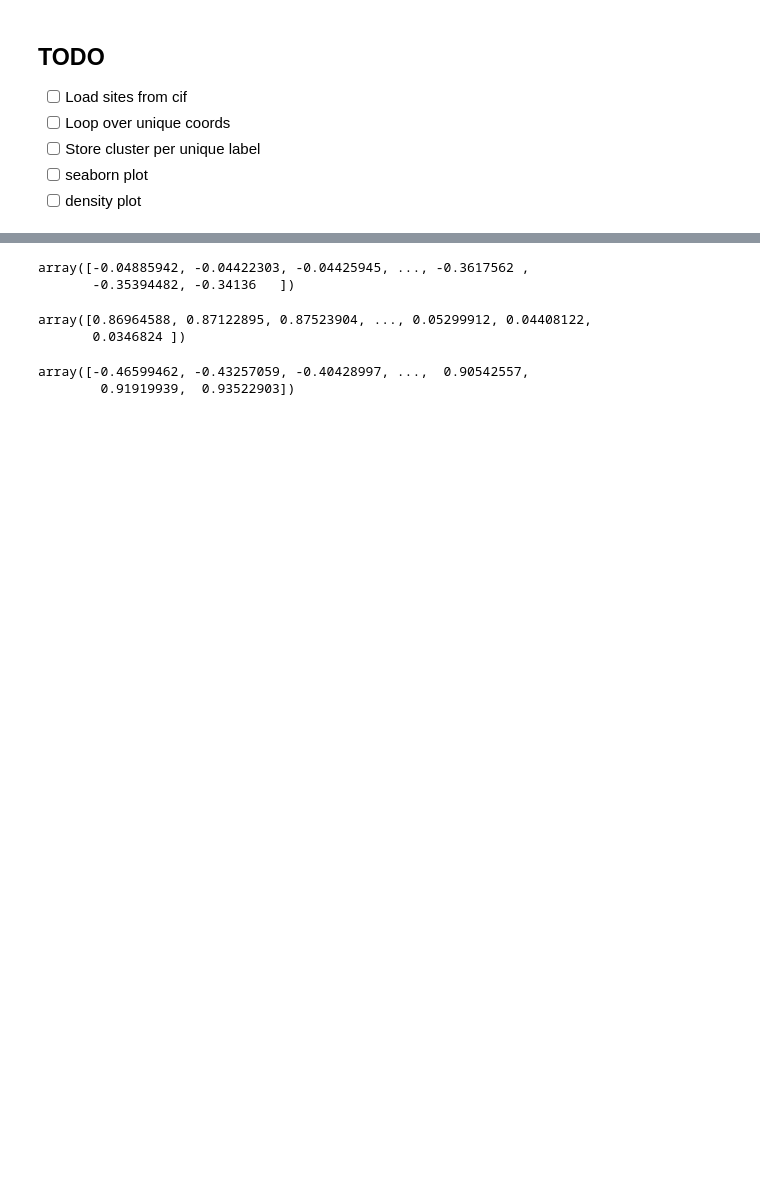
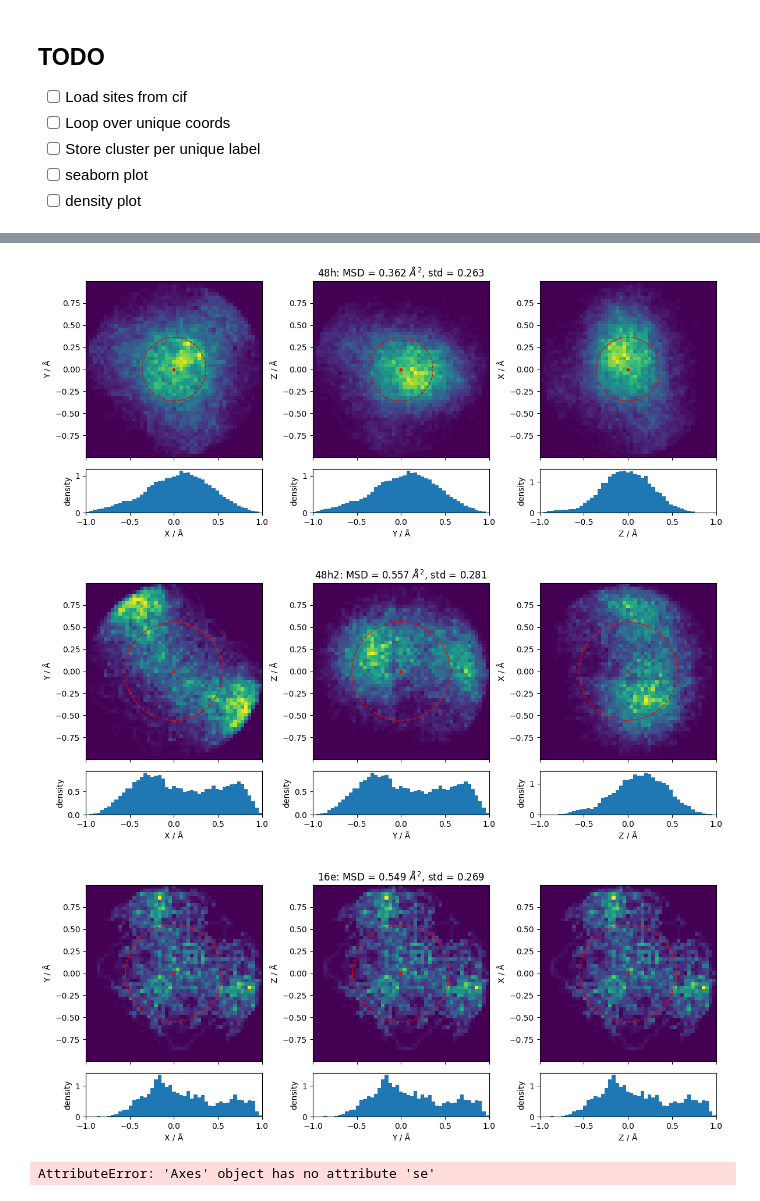
Before and after one commit to GEMDAT-repos/GEMDAT, a Jupyter notebook: shape_analysis2.ipynb, the cells around one changed output, grey strips where cells are left out. Drawn from its saved outputs; the diff is of its cells as text; code cells hidden in the pictures; blank space fills up the shorter version.

Commit message:
Refactor plots

```diff
--- a/shape_analysis2.ipynb
+++ b/shape_analysis2.ipynb
@@ -110,6 +110,3 @@ Lattice
       B : 1.5959009175390938e-15 9.924 6.076697417369166e-16
       C : 0.0 0.0 9.924
     pbc : True True True
-# %%
-unique_sites = [sites[0] for sites in symstruct.equivalent_sites]
-unique_sites
@@ -310,15 +189,52 @@ for i, (label, cluster) in enumerate(clusters.items()):
-# %%
-cart_coords[:, 1]
-# %% [output]
-array([-0.04885942, -0.04422303, -0.04425945, ..., -0.3617562 ,
-       -0.35394482, -0.34136   ])
-# %%
-cart_coords[:, 0]
-# %% [output]
-array([0.86964588, 0.87122895, 0.87523904, ..., 0.05299912, 0.04408122,
-       0.0346824 ])
-# %%
-cart_coords[:, 2]
-# %% [output]
-array([-0.46599462, -0.43257059, -0.40428997, ...,  0.90542557,
-        0.91919939,  0.93522903])
+# %%
+import matplotlib.pyplot as plt
+
+axis_label = ('X / Å', 'Y / Å', 'Z / Å')
+
+bins = np.linspace(-thresh, thresh, 50)
+
+for i, (site_label, cluster) in enumerate(clusters.items()):
+    fig, axes = plt.subplots(nrows=2,
+                             ncols=3,
+                             sharex=True,
+                             figsize=(12, 5),
+                             gridspec_kw={'height_ratios': (4, 1)})
+    fig.tight_layout()
+    cart_coords = lattice.get_cartesian_coords(cluster)
+    distances = np.sum(cart_coords**2, axis=1)**0.5
+
+    msd = np.mean(distances**2)
+    std = np.std(distances**2)
+    title = f'{site_label}: MSD = {msd:.3f}$~Å^2$, std = {std:.3f}'
+
+    axes[0, 1].set_title(title)
+
+    for j, (axis_i, axis_j) in enumerate(((0, 1), (1, 2), (2, 0))):
+        ax0 = axes[0, j]
+        ax1 = axes[1, j]
+
+        ax0.hist2d(x=cart_coords[:, axis_i],
+                   y=cart_coords[:, axis_j],
+                   bins=bins)
+        ax0.set_ylabel(axis_label[axis_j])
+
+        circle = plt.Circle((0, 0), msd, color='r', linestyle='--', fill=False)
+        ax0.add_patch(circle)
+
+        ax0.scatter(x=[0], y=[0], color='r', marker='.')
+        ax0.axis('equal')
+
+        ax1.hist(x=cart_coords[:, axis_i], bins=bins, density=True)
+        ax1.set_xlabel(axis_label[axis_i])
+        ax1.set_ylabel('density')
+
+    fig.tight_layout()
+    plt.show()
+# %% [output]
+[figure, added]
+[figure, added]
+[figure, added]
+# %%
+ax0.se
+# %% [output]
+AttributeError: 'Axes' object has no attribute 'se'
```
Also changed, not shown: parts of 3 cells of this notebook.
